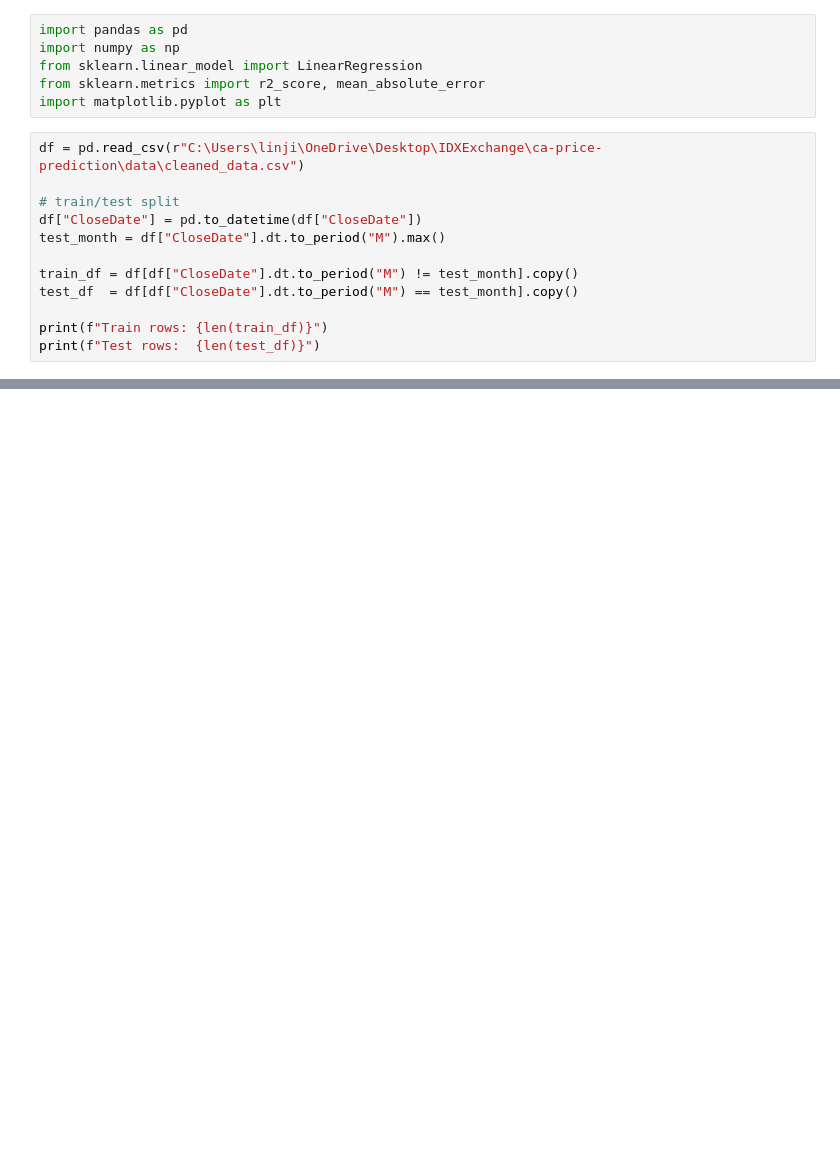
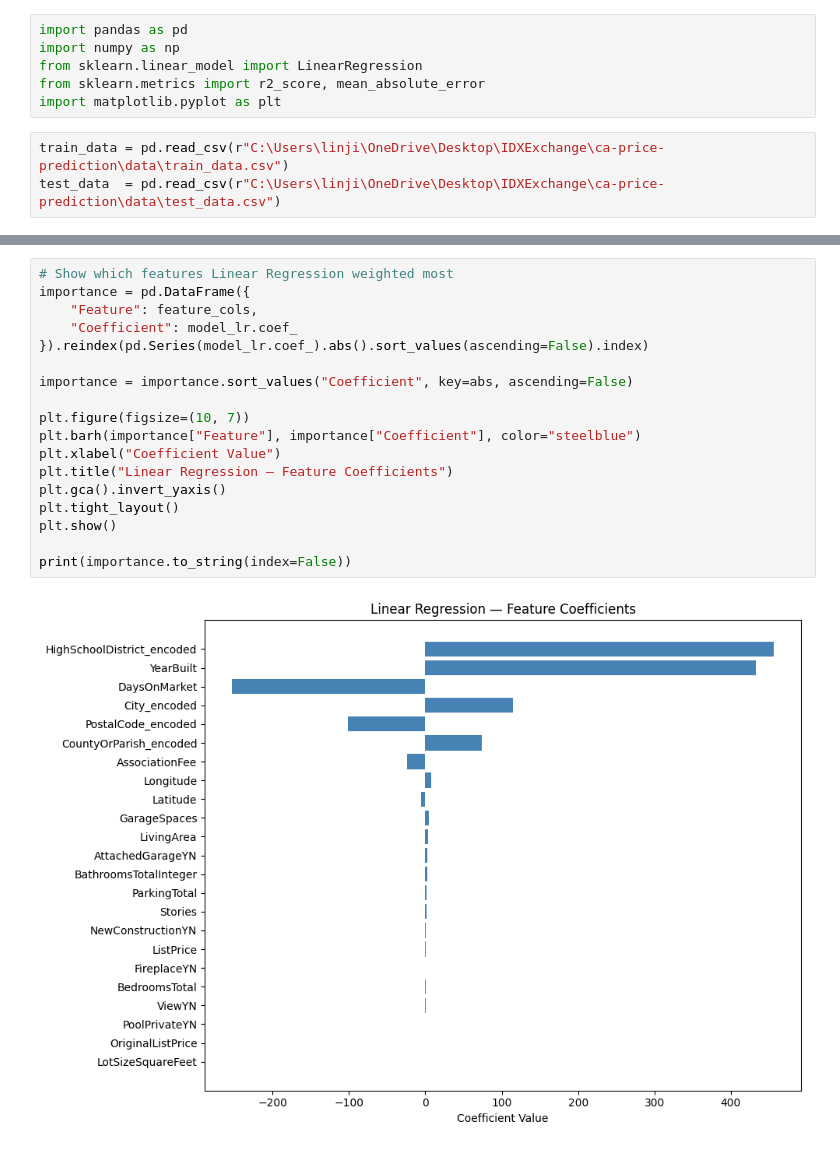
Before and after one commit to BryanWang411/IDX-Exchange-Summer-2026, a Jupyter notebook: 03_baseline_model.ipynb, the cells around one changed output, grey strips where cells are left out. Drawn from its saved outputs; the diff is of its cells as text; blank space fills up the shorter version.

```diff
--- a/03_baseline_model.ipynb
+++ b/03_baseline_model.ipynb
@@ -5,14 +5,5 @@ from sklearn.linear_model import LinearRegression
 from sklearn.metrics import r2_score, mean_absolute_error
 import matplotlib.pyplot as plt
 # %%
-df = pd.read_csv(r"C:\Users\linji\OneDrive\Desktop\IDXExchange\ca-price-prediction\data\cleaned_data.csv")
-
-# train/test split
-df["CloseDate"] = pd.to_datetime(df["CloseDate"])
-test_month = df["CloseDate"].dt.to_period("M").max()
-
-train_df = df[df["CloseDate"].dt.to_period("M") != test_month].copy()
-test_df  = df[df["CloseDate"].dt.to_period("M") == test_month].copy()
-
-print(f"Train rows: {len(train_df)}")
-print(f"Test rows:  {len(test_df)}")
+train_data = pd.read_csv(r"C:\Users\linji\OneDrive\Desktop\IDXExchange\ca-price-prediction\data\train_data.csv")
+test_data  = pd.read_csv(r"C:\Users\linji\OneDrive\Desktop\IDXExchange\ca-price-prediction\data\test_data.csv")
@@ -113,0 +78,20 @@ Results saved to model_results.csv
+# %%
+# Show which features Linear Regression weighted most
+importance = pd.DataFrame({
+    "Feature": feature_cols,
+    "Coefficient": model_lr.coef_
+}).reindex(pd.Series(model_lr.coef_).abs().sort_values(ascending=False).index)
+
+importance = importance.sort_values("Coefficient", key=abs, ascending=False)
+
+plt.figure(figsize=(10, 7))
+plt.barh(importance["Feature"], importance["Coefficient"], color="steelblue")
+plt.xlabel("Coefficient Value")
+plt.title("Linear Regression — Feature Coefficients")
+plt.gca().invert_yaxis()
+plt.tight_layout()
+plt.show()
+
+print(importance.to_string(index=False))
+# %% [output]
+[figure, added]
```
Also changed, not shown: parts of 11 cells of this notebook.
